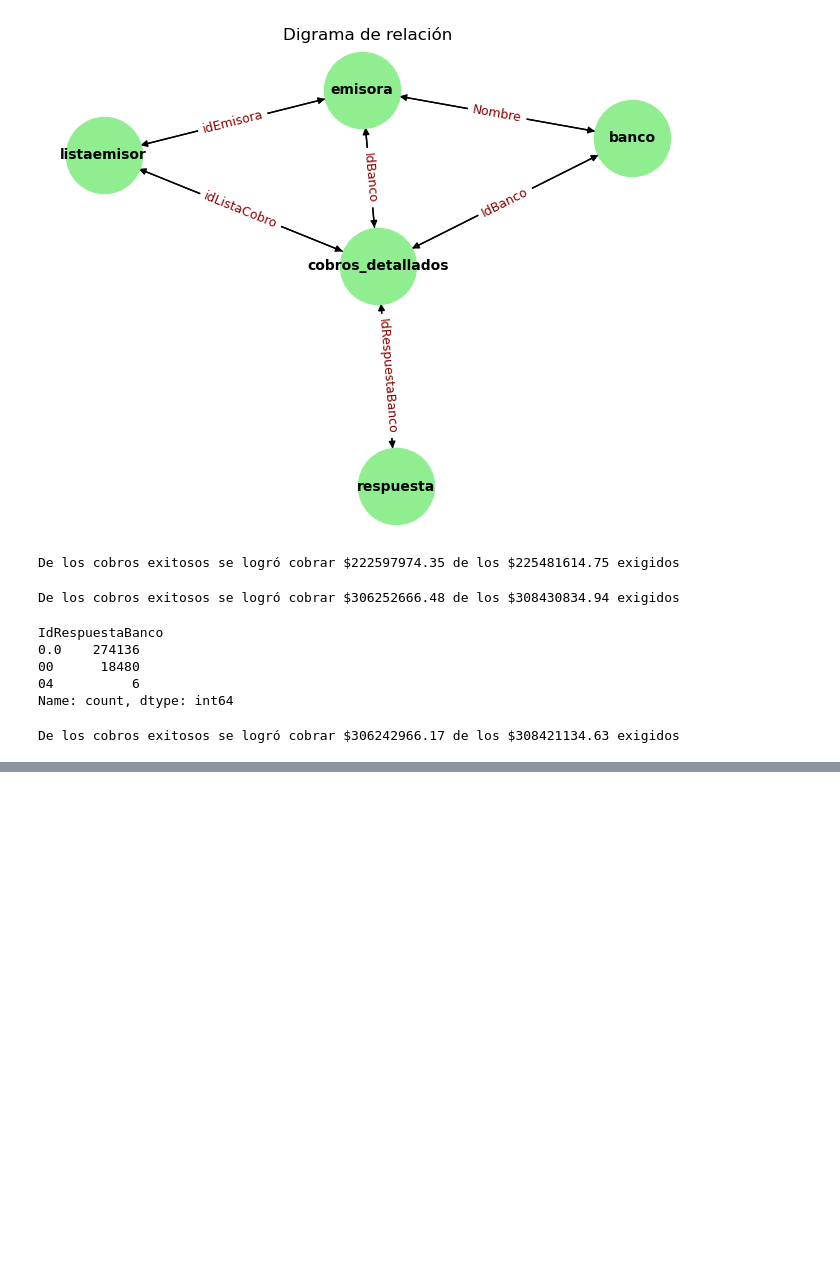
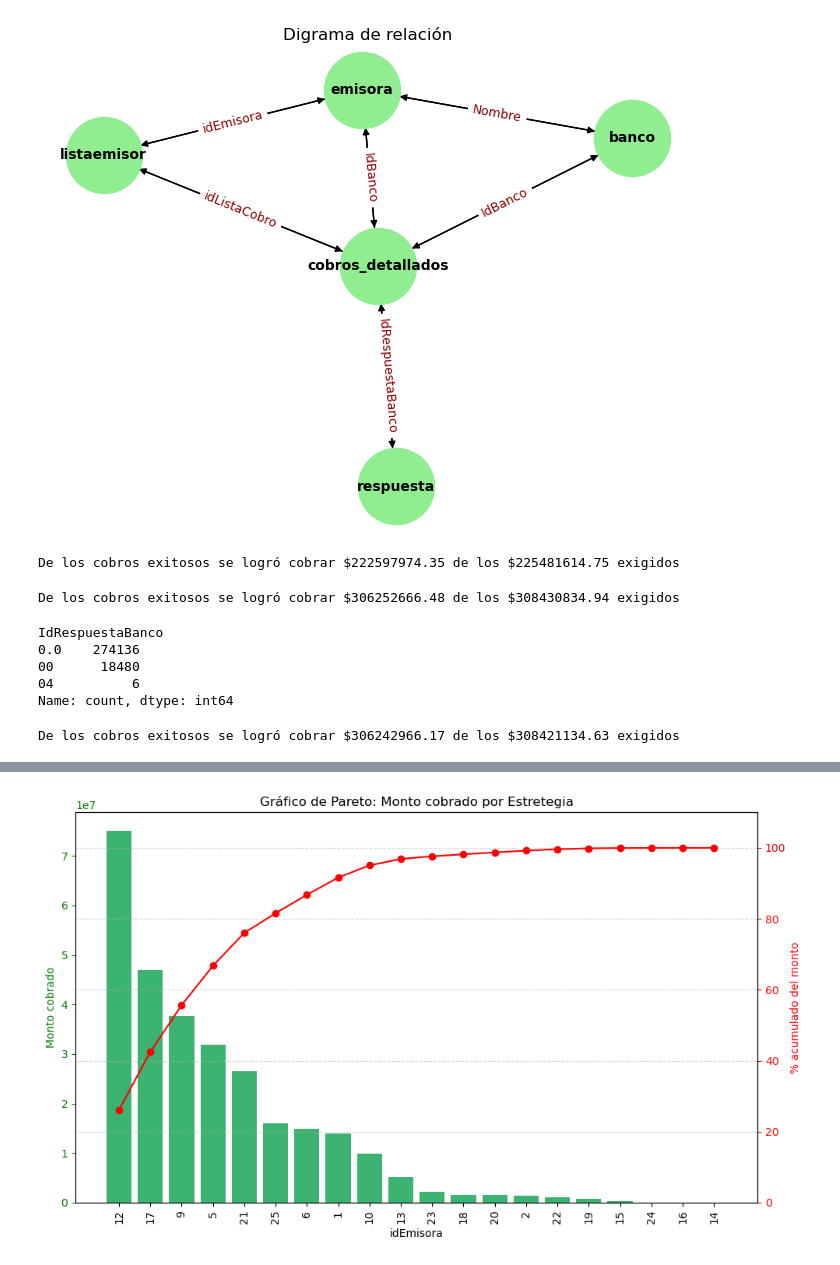
Before and after one commit to allfunso/Qubitos-Datathon, a Jupyter notebook: Experimentos_ARMI.ipynb, the cells around one changed output, grey strips where cells are left out. Drawn from its saved outputs; the diff is of its cells as text; code cells hidden in the pictures; blank space fills up the shorter version.

```diff
--- a/Experimentos_ARMI.ipynb
+++ b/Experimentos_ARMI.ipynb
@@ -102,0 +149,34 @@ cobros_0 = cobros_0.merge(df_id_listaemisor[['idListaCobro', 'idEmisora']], on='
+# %%
+# Paso 1: Agrupar por idEmisora y sumar los montos cobrados
+monto_por_emisora = cobros_0_filt.groupby('idEmisora')['montoCobrado'].sum()
+
+# Paso 2: Ordenar de mayor a menor
+monto_ordenado = monto_por_emisora.sort_values(ascending=False)
+
+# Paso 3: Calcular porcentaje acumulado
+porcentaje_acumulado = monto_ordenado.cumsum() / monto_ordenado.sum() * 100
+
+# Paso 4: Graficar Pareto
+fig, ax1 = plt.subplots(figsize=(10, 6))
+
+# Barras de monto total cobrado
+ax1.bar(monto_ordenado.index.astype(str), monto_ordenado.values, color='mediumseagreen')
+ax1.set_xlabel('idEmisora')
+ax1.set_ylabel('Monto cobrado', color='green')
+ax1.tick_params('y', colors='green')
+plt.xticks(rotation=90)
+
+# Línea de porcentaje acumulado
+ax2 = ax1.twinx()
+ax2.plot(monto_ordenado.index.astype(str), porcentaje_acumulado.values, color='red', marker='o')
+ax2.set_ylabel('% acumulado del monto', color='red')
+ax2.tick_params('y', colors='red')
+ax2.set_ylim(0, 110)
+
+# Título
+plt.title("Gráfico de Pareto: Monto cobrado por Estretegia")
+plt.grid(axis='y', linestyle='--', alpha=0.5)
+plt.tight_layout()
+plt.show()
+# %% [output]
+[figure, added]
```
Also changed, not shown: parts of 4 cells of this notebook.
